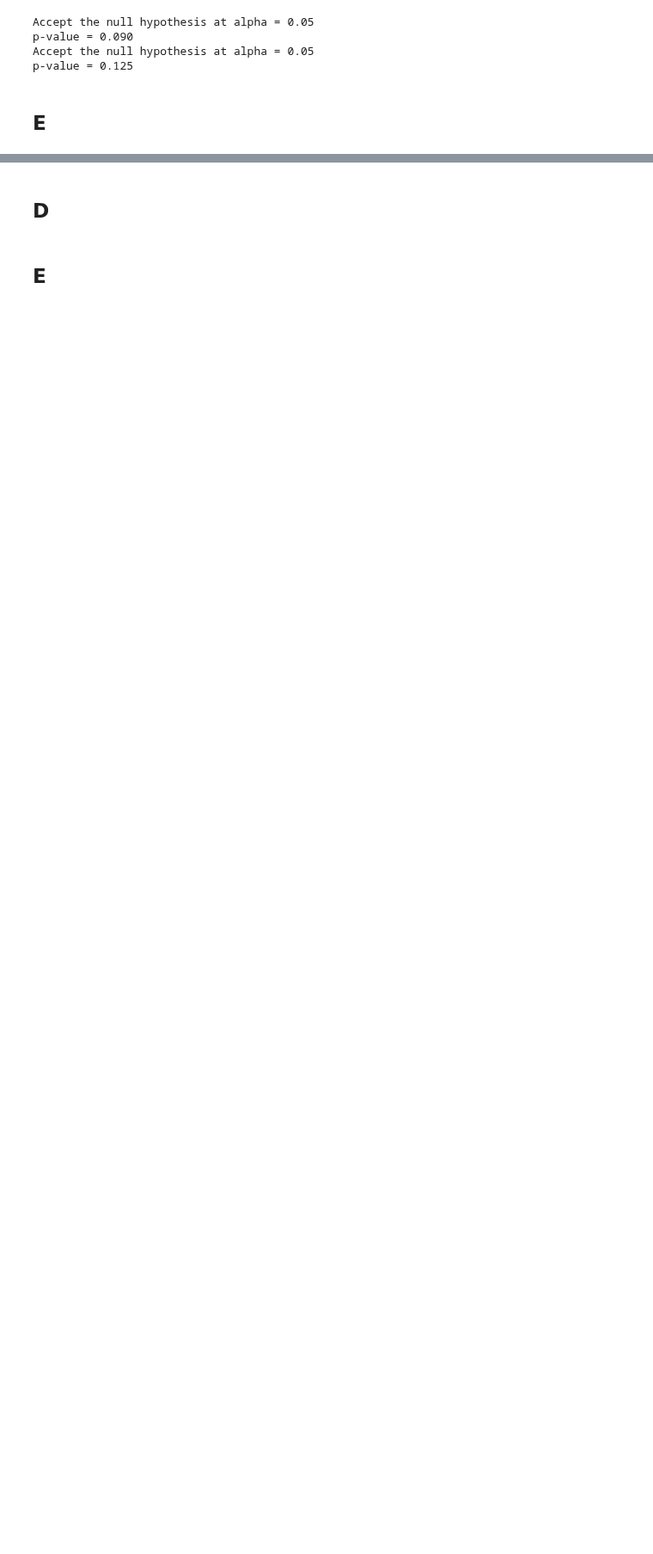
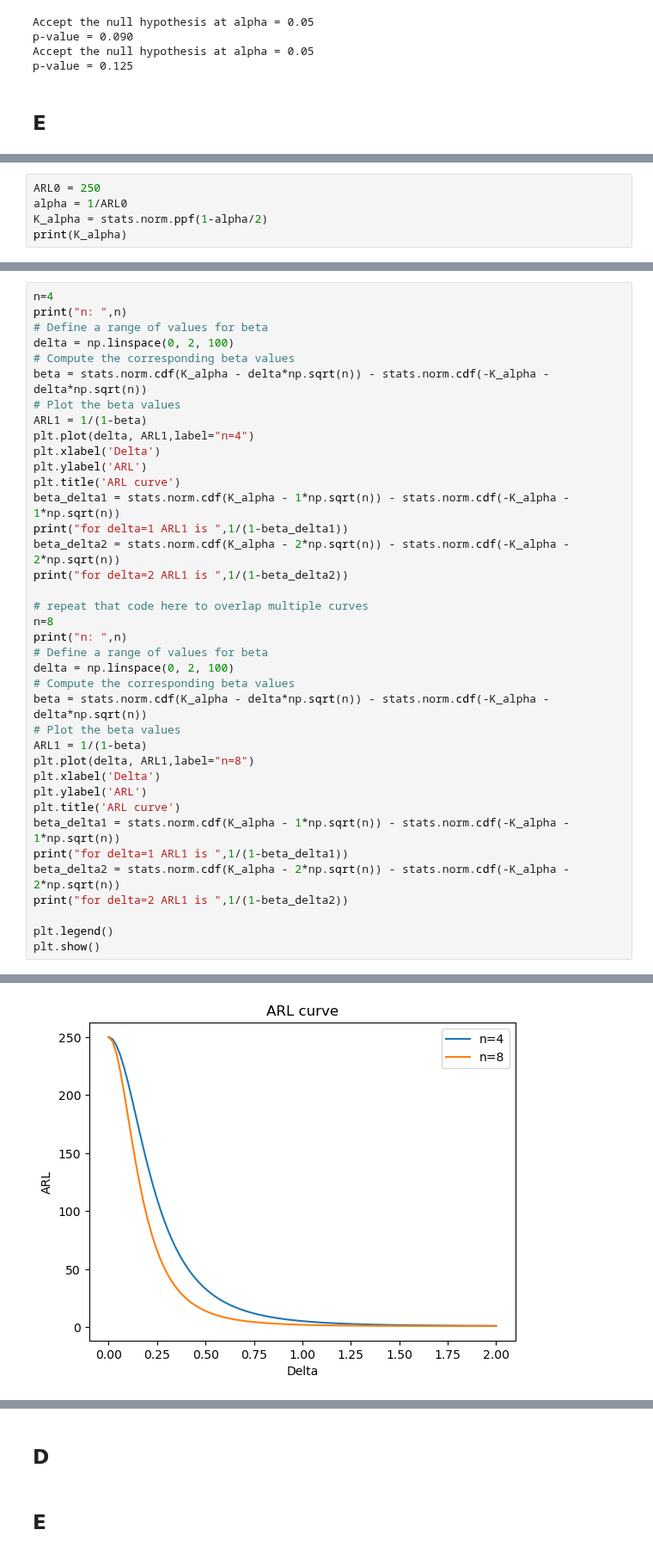
Before and after one commit to abylai11/qda-project, a Jupyter notebook: Summary Notebooks/2024_simulation.ipynb, the cells around one changed output, grey strips where cells are left out. Shown at 86% size. Saved outputs shown, nothing was run; the diff lists cells and outputs as text; blank space fills up the shorter version.

```diff
--- a/Summary Notebooks/2024_simulation.ipynb
+++ b/Summary Notebooks/2024_simulation.ipynb
@@ -352,0 +350,5 @@ p-value = 0.125
+# %%
+ARL0 = 250
+alpha = 1/ARL0
+K_alpha = stats.norm.ppf(1-alpha/2)
+print(K_alpha)
@@ -352,0 +362,39 @@ p-value = 0.125
+# %%
+n=4
+print("n: ",n)
+# Define a range of values for beta
+delta = np.linspace(0, 2, 100)
+# Compute the corresponding beta values
+beta = stats.norm.cdf(K_alpha - delta*np.sqrt(n)) - stats.norm.cdf(-K_alpha - delta*np.sqrt(n))
+# Plot the beta values
+ARL1 = 1/(1-beta)
+plt.plot(delta, ARL1,label="n=4")
+plt.xlabel('Delta')
+plt.ylabel('ARL')
+plt.title('ARL curve')
+beta_delta1 = stats.norm.cdf(K_alpha - 1*np.sqrt(n)) - stats.norm.cdf(-K_alpha - 1*np.sqrt(n))
+print("for delta=1 ARL1 is ",1/(1-beta_delta1))
+beta_delta2 = stats.norm.cdf(K_alpha - 2*np.sqrt(n)) - stats.norm.cdf(-K_alpha - 2*np.sqrt(n))
+print("for delta=2 ARL1 is ",1/(1-beta_delta2))
+
+# repeat that code here to overlap multiple curves
+n=8
+print("n: ",n)
+# Define a range of values for beta
+delta = np.linspace(0, 2, 100)
+# Compute the corresponding beta values
+beta = stats.norm.cdf(K_alpha - delta*np.sqrt(n)) - stats.norm.cdf(-K_alpha - delta*np.sqrt(n))
+# Plot the beta values
+ARL1 = 1/(1-beta)
+plt.plot(delta, ARL1,label="n=8")
+plt.xlabel('Delta')
+plt.ylabel('ARL')
+plt.title('ARL curve')
+beta_delta1 = stats.norm.cdf(K_alpha - 1*np.sqrt(n)) - stats.norm.cdf(-K_alpha - 1*np.sqrt(n))
+print("for delta=1 ARL1 is ",1/(1-beta_delta1))
+beta_delta2 = stats.norm.cdf(K_alpha - 2*np.sqrt(n)) - stats.norm.cdf(-K_alpha - 2*np.sqrt(n))
+print("for delta=2 ARL1 is ",1/(1-beta_delta2))
+
+plt.legend()
+plt.show()
+# %% [output]
@@ -352,0 +407 @@ p-value = 0.125
+[figure, added]
```
Also changed, not shown: parts of 12 cells of this notebook.
